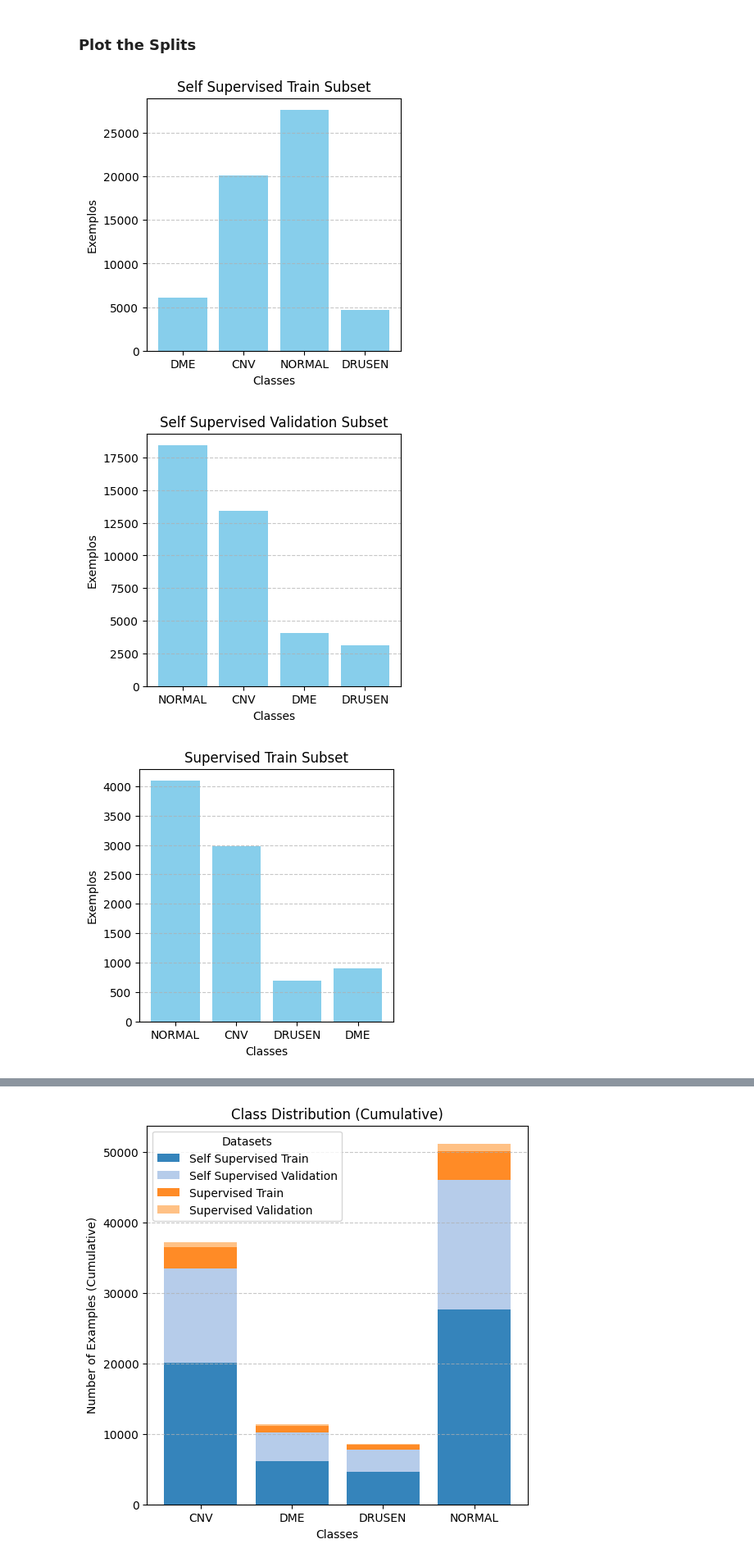
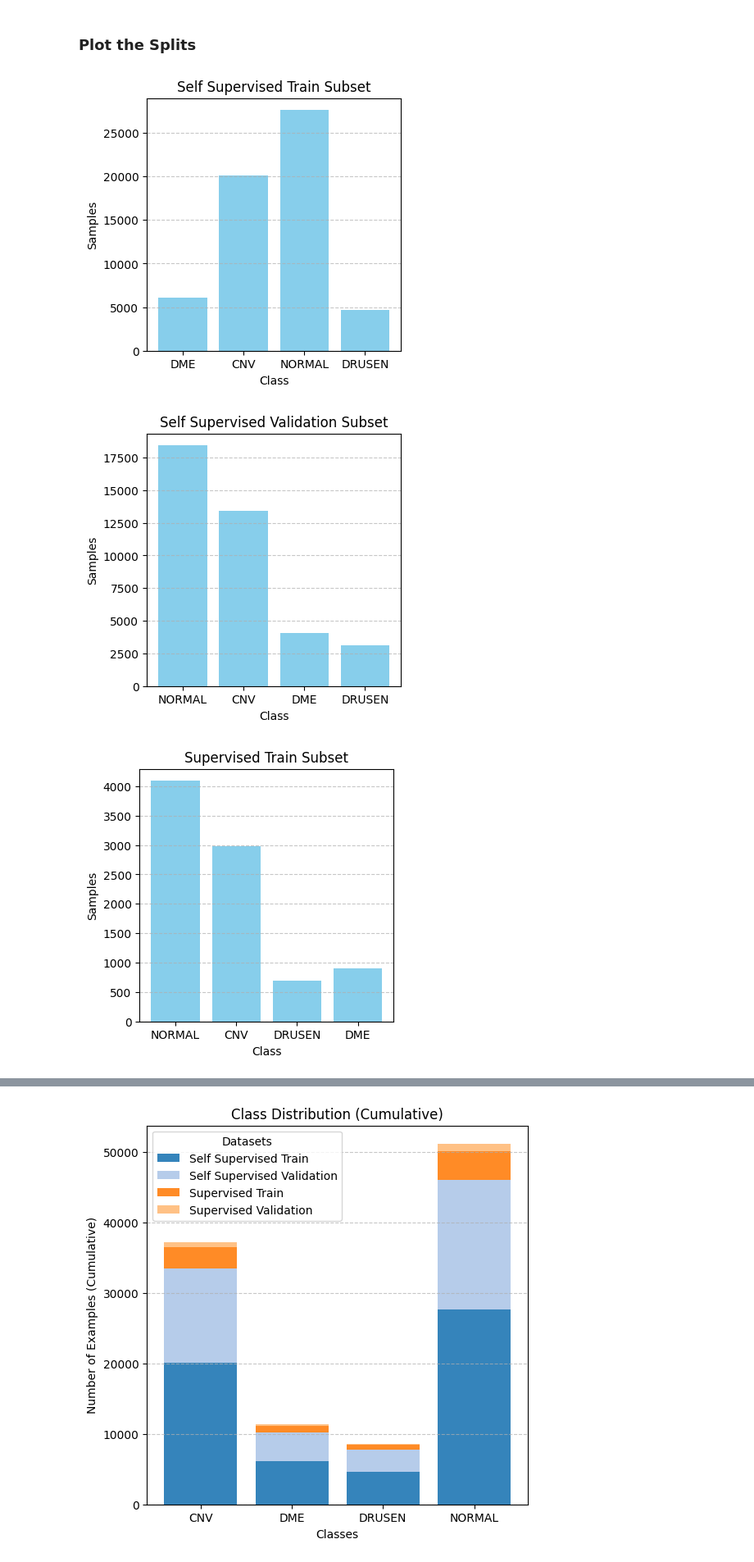
Before and after one commit to annwith/classification-oct-self-supervised-learning, a Jupyter notebook: pretext_training.ipynb, the cells around one changed output, grey strips where cells are left out. Shown at 82% size. Cells and saved outputs as stored; diff of their text form; code cells hidden in the pictures.

```diff
--- a/pretext_training.ipynb
+++ b/pretext_training.ipynb
@@ -304,30 +304,26 @@ data_dict['split'] = {
 ### Plot the Splits
 # %%
 def plot_class_distribution(dataset, dataset_name):
-    labels = np.array(dataset.labels)  # Obtém os rótulos do dataset
+    labels = np.array(dataset.labels)
+    class_counts = Counter(labels)
 
-    class_counts = Counter(labels)  # Conta os exemplos por classe
+    plt.figure(figsize=(4, 4))
 
-    # Tamanho do gráfico
-    plt.figure(figsize=(4, 4))  # Ajusta o tamanho do gráfico (largura, altura)
-
-    # Gráfico de barras
     plt.bar(class_counts.keys(), class_counts.values(), color='skyblue')
-    plt.xlabel("Classes")
-    plt.ylabel("Exemplos")
+    plt.xlabel("Class")
+    plt.ylabel("Samples")
     plt.title(f"{dataset_name}")
 
-    # Mostra a grade para melhor visualização
     plt.grid(axis='y', linestyle='--', alpha=0.7)
 
     plt.show()
 
-# Plotar distribuições para cada conjunto
+# Plot distributions for each set
 plot_class_distribution(self_supervised_train, "Self Supervised Train Subset")
 plot_class_distribution(self_supervised_val, "Self Supervised Validation Subset")
 plot_class_distribution(supervised_train, "Supervised Train Subset")
 plot_class_distribution(supervised_val, "Supervised Validation Subset")
 # %% [output]
-[figure, old version]
+[figure, new version]
-[figure, old version]
+[figure, new version]
-[figure, old version]
+[figure, new version]
```
Also changed, not shown: parts of 30 cells of this notebook.
